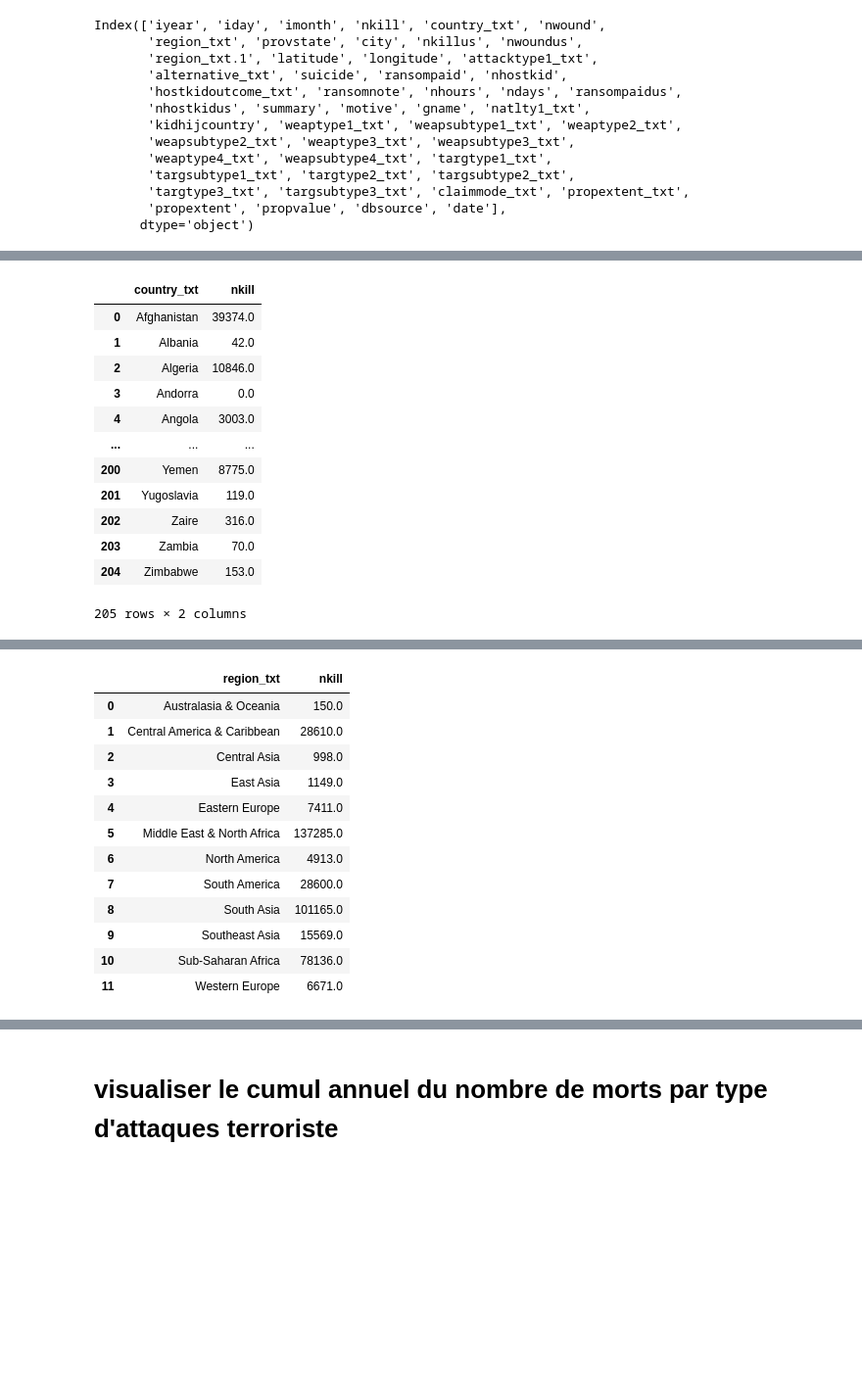
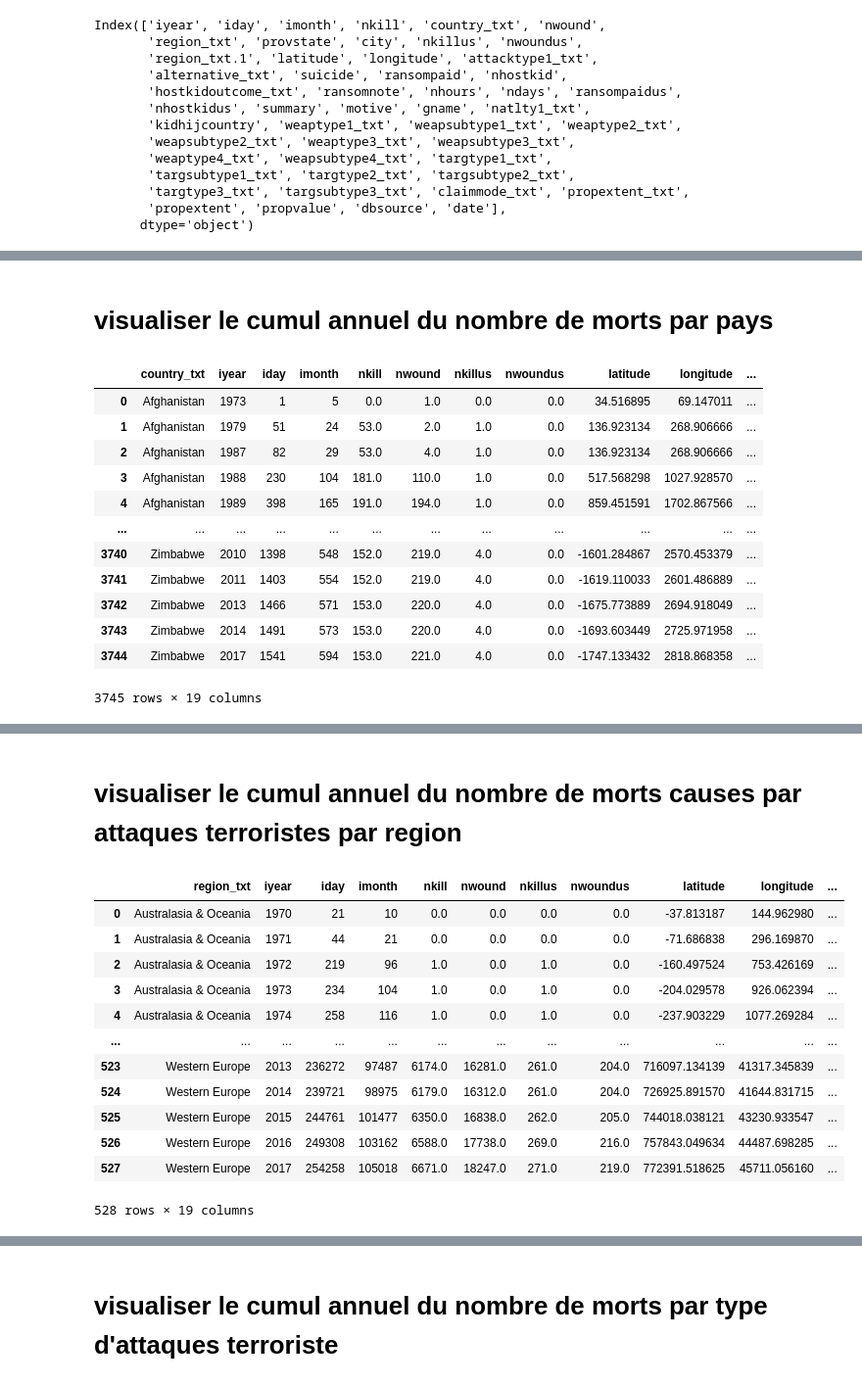
Before and after one commit to Oumar199/TerroristAttackDashboard, a Jupyter notebook: exploration.ipynb, the cells around one changed output, grey strips where cells are left out. Shown at 98% size. Drawn from its saved outputs; the diff is of its cells as text; code cells hidden in the pictures; blank space fills up the shorter version.

```diff
--- a/exploration.ipynb
+++ b/exploration.ipynb
@@ -57,18 +62,20 @@ px.bar(data_nb_attack,x="dbsource",y="nb_attack",animation_frame='iyear')
+# %% [markdown]
+# visualiser le  cumul  annuel du nombre de morts  par pays
 # %%
-data_nmort=cleaned_data.groupby("country_txt")["nkill"].sum().reset_index()
+data_nmort=cleaned_data.groupby(["country_txt",'iyear']).sum('nkill').groupby(level=0).cumsum().reset_index()
 data_nmort
 # %% [output]
-|  | country_txt | nkill |
-| 0 | Afghanistan | 39374.0 |
-| 1 | Albania | 42.0 |
-| 2 | Algeria | 10846.0 |
-| 3 | Andorra | 0.0 |
-| 4 | Angola | 3003.0 |
-| ... | ... | ... |
-| 200 | Yemen | 8775.0 |
-| 201 | Yugoslavia | 119.0 |
-| 202 | Zaire | 316.0 |
-| 203 | Zambia | 70.0 |
-| 204 | Zimbabwe | 153.0 |
+|  | country_txt | iyear | iday | imonth | nkill | nwound | nkillus | nwoundus | latitude | longitude | ... |
+| 0 | Afghanistan | 1973 | 1 | 5 | 0.0 | 1.0 | 0.0 | 0.0 | 34.516895 | 69.147011 | ... |
+| 1 | Afghanistan | 1979 | 51 | 24 | 53.0 | 2.0 | 1.0 | 0.0 | 136.923134 | 268.906666 | ... |
+| 2 | Afghanistan | 1987 | 82 | 29 | 53.0 | 4.0 | 1.0 | 0.0 | 136.923134 | 268.906666 | ... |
+| 3 | Afghanistan | 1988 | 230 | 104 | 181.0 | 110.0 | 1.0 | 0.0 | 517.568298 | 1027.928570 | ... |
+| 4 | Afghanistan | 1989 | 398 | 165 | 191.0 | 194.0 | 1.0 | 0.0 | 859.451591 | 1702.867566 | ... |
+| ... | ... | ... | ... | ... | ... | ... | ... | ... | ... | ... | ... |
+| 3740 | Zimbabwe | 2010 | 1398 | 548 | 152.0 | 219.0 | 4.0 | 0.0 | -1601.284867 | 2570.453379 | ... |
+| 3741 | Zimbabwe | 2011 | 1403 | 554 | 152.0 | 219.0 | 4.0 | 0.0 | -1619.110033 | 2601.486889 | ... |
+| 3742 | Zimbabwe | 2013 | 1466 | 571 | 153.0 | 220.0 | 4.0 | 0.0 | -1675.773889 | 2694.918049 | ... |
+| 3743 | Zimbabwe | 2014 | 1491 | 573 | 153.0 | 220.0 | 4.0 | 0.0 | -1693.603449 | 2725.971958 | ... |
+| 3744 | Zimbabwe | 2017 | 1541 | 594 | 153.0 | 221.0 | 4.0 | 0.0 | -1747.133432 | 2818.868358 | ... |
-205 rows × 2 columns
+3745 rows × 19 columns
 # %%
@@ -76,20 +83,22 @@ px.bar(data_nmort,x='country_txt',y='nkill')
 # %% [output]
 [interactive output not drawn]
+# %% [markdown]
+# visualiser le cumul annuel du nombre de morts causes par attaques terroristes par region
 # %%
-data_nmort_region=cleaned_data.groupby('region_txt')['nkill'].sum().reset_index()
+data_nmort_region=cleaned_data.groupby(['region_txt','iyear']).sum('nkill').groupby(level=0).cumsum().reset_index()
 data_nmort_region
 # %% [output]
-|  | region_txt | nkill |
-| 0 | Australasia & Oceania | 150.0 |
-| 1 | Central America & Caribbean | 28610.0 |
-| 2 | Central Asia | 998.0 |
-| 3 | East Asia | 1149.0 |
-| 4 | Eastern Europe | 7411.0 |
-| 5 | Middle East & North Africa | 137285.0 |
-| 6 | North America | 4913.0 |
-| 7 | South America | 28600.0 |
-| 8 | South Asia | 101165.0 |
-| 9 | Southeast Asia | 15569.0 |
-| 10 | Sub-Saharan Africa | 78136.0 |
-| 11 | Western Europe | 6671.0 |
+|  | region_txt | iyear | iday | imonth | nkill | nwound | nkillus | nwoundus | latitude | longitude | ... |
+| 0 | Australasia & Oceania | 1970 | 21 | 10 | 0.0 | 0.0 | 0.0 | 0.0 | -37.813187 | 144.962980 | ... |
+| 1 | Australasia & Oceania | 1971 | 44 | 21 | 0.0 | 0.0 | 0.0 | 0.0 | -71.686838 | 296.169870 | ... |
+| 2 | Australasia & Oceania | 1972 | 219 | 96 | 1.0 | 0.0 | 1.0 | 0.0 | -160.497524 | 753.426169 | ... |
+| 3 | Australasia & Oceania | 1973 | 234 | 104 | 1.0 | 0.0 | 1.0 | 0.0 | -204.029578 | 926.062394 | ... |
+| 4 | Australasia & Oceania | 1974 | 258 | 116 | 1.0 | 0.0 | 1.0 | 0.0 | -237.903229 | 1077.269284 | ... |
+| ... | ... | ... | ... | ... | ... | ... | ... | ... | ... | ... | ... |
+| 523 | Western Europe | 2013 | 236272 | 97487 | 6174.0 | 16281.0 | 261.0 | 204.0 | 716097.134139 | 41317.345839 | ... |
+| 524 | Western Europe | 2014 | 239721 | 98975 | 6179.0 | 16312.0 | 261.0 | 204.0 | 726925.891570 | 41644.831715 | ... |
+| 525 | Western Europe | 2015 | 244761 | 101477 | 6350.0 | 16838.0 | 262.0 | 205.0 | 744018.038121 | 43230.933547 | ... |
+| 526 | Western Europe | 2016 | 249308 | 103162 | 6588.0 | 17738.0 | 269.0 | 216.0 | 757843.049634 | 44487.698285 | ... |
+| 527 | Western Europe | 2017 | 254258 | 105018 | 6671.0 | 18247.0 | 271.0 | 219.0 | 772391.518625 | 45711.056160 | ... |
+528 rows × 19 columns
 # %%
```
Also changed, not shown: parts of 7 cells of this notebook.
